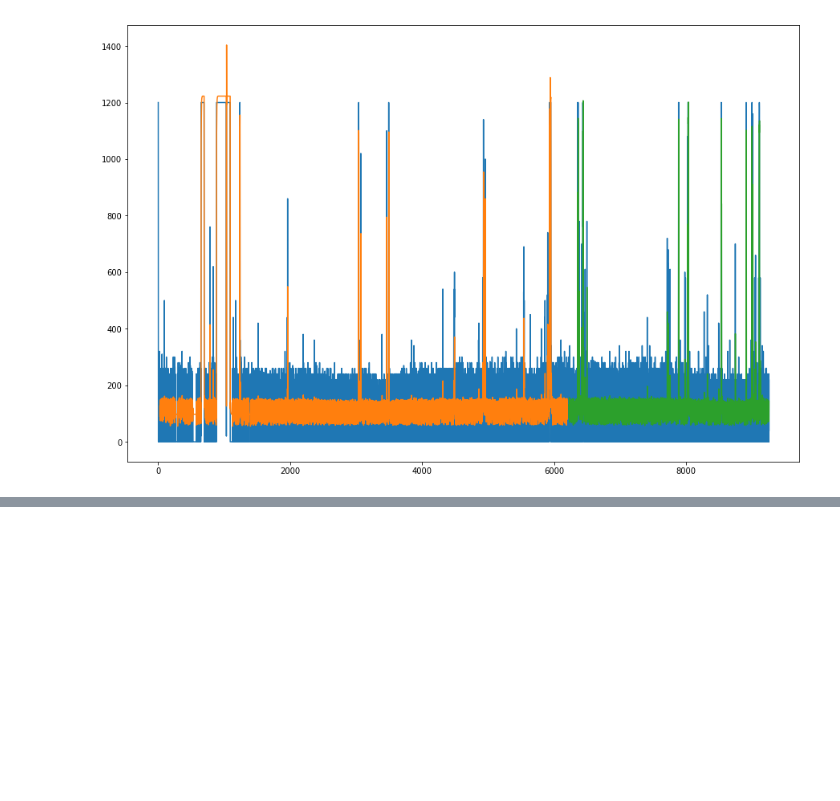
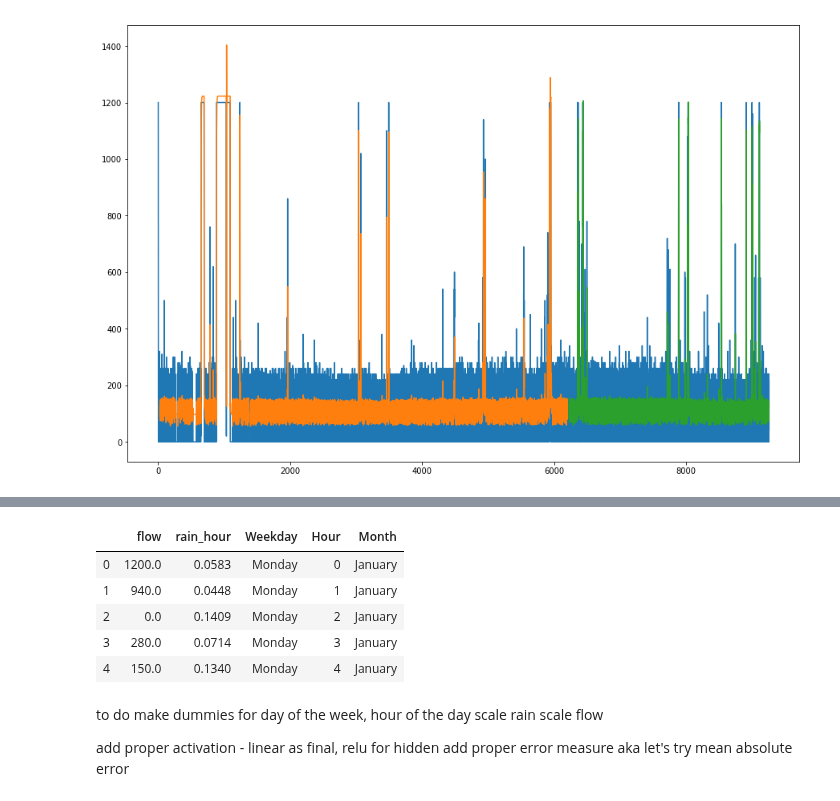
Before and after one commit to rogertian0707/jbg060, a Jupyter notebook: code/ML model/RNN pls work/LSTM try.ipynb, the cells around one changed output, grey strips where cells are left out. Saved outputs shown, nothing was run; the diff lists cells and outputs as text; code cells hidden in the pictures; blank space fills up the shorter version.

```diff
--- a/code/ML model/RNN pls work/LSTM try.ipynb
+++ b/code/ML model/RNN pls work/LSTM try.ipynb
@@ -321,0 +337,22 @@ plt.show()
+# %%
+# sort by time just in case
+new_data = new_data.sort_values(by='datetime')
+
+# drop everything unnecessary for now
+new_data = new_data[['flow', 'rain_hour', 'Weekday', 'Hour', 'Month']]
+new_data.head()
+# %% [output]
+|  | flow | rain_hour | Weekday | Hour | Month |
+| 0 | 1200.0 | 0.0583 | Monday | 0 | January |
+| 1 | 940.0 | 0.0448 | Monday | 1 | January |
+| 2 | 0.0 | 0.1409 | Monday | 2 | January |
+| 3 | 280.0 | 0.0714 | Monday | 3 | January |
+| 4 | 150.0 | 0.1340 | Monday | 4 | January |
+# %% [markdown]
+to do
+make dummies for day of the week, hour of the day
+scale rain
+scale flow
+
+add proper activation - linear as final, relu for hidden
+add proper error measure aka let's try mean absolute error
```
Also changed, not shown: parts of 4 cells of this notebook.
